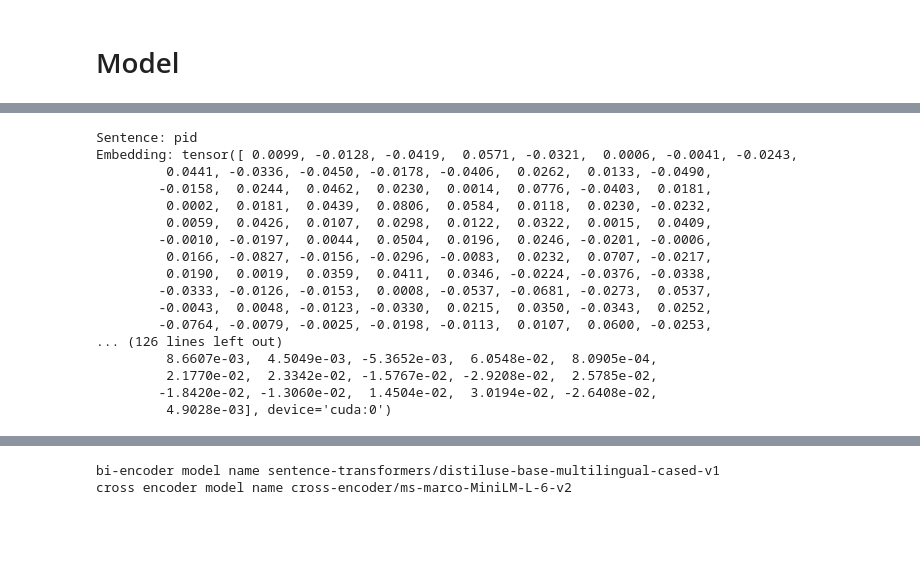
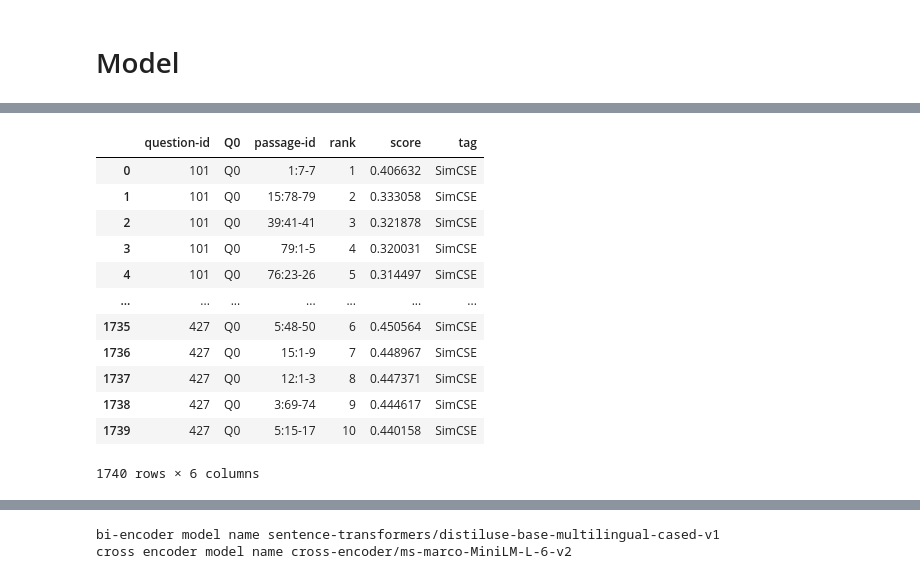
Before and after one commit to ghazaleh-mahmoodi/Quran-QA_2023_Shared-Task, a Jupyter notebook: Task A/code/BM25_baseline.ipynb, the cells around one changed output, grey strips where cells are left out. Cells and saved outputs as stored; diff of their text form; code cells hidden in the pictures; blank space fills up the shorter version.

Commit message:
add naive semantic search using fine-tuned bi-encoder

```diff
--- a/Task A/code/BM25_baseline.ipynb
+++ b/Task A/code/BM25_baseline.ipynb
@@ -282,3 +310,27 @@ logging.basicConfig(format='%(asctime)s - %(message)s',
                     level=logging.INFO,
                     handlers=[LoggingHandler()])
 #### /print debug information to stdout
+# %%
+def save_query_passage_retrieval(result, tag, run_save=False):
+    if tag == "BM25":
+        result["Q0"] = ["Q0"] * len(result)
+        result["tag"] = [tag] * len(result)
+        result['question-id'] = result["qid"]
+        result['passage-id'] = result["docno"]
+        result = result[["question-id", "Q0", "passage-id", "rank", "score", "tag"]]
+    elif tag == "SimCSE":
+        np_result = np.array(result).flatten()
+        result = pd.DataFrame()
+
+        result["question-id"] = df_query_train["qid"].tolist() * top_k
+        result = result.sort_values(by=['question-id']).reset_index(drop=True)
+        result["Q0"] = ["Q0"] * len(np_result)
+        result["passage-id"] = [df_passage.iloc[x['corpus_id']]['pid'] for x in np_result]
+        result["rank"] = list(range(1, top_k+1)) * len(df_query_train)
+        result["score"] = [x['score'] for x in np_result]
+        result["tag"] = [tag] * len(np_result)
+
+    if run_save:
+        run_save_path = os.path.join(data_path, f"runs/{tag}.tsv")
+        result.to_csv(run_save_path, sep="\t", index=False, header=False)
+    return result
@@ -347,6 +401,6 @@ bi_encoder.fit(train_objectives=[(train_dataloader, train_loss)],
           epochs=num_epochs,
           evaluation_steps=100,
           warmup_steps=warmup_steps,
-          output_path=model_save_path
+          # output_path=model_save_path
           )
 # %% [output]
@@ -355,26 +408,14 @@ bi_encoder.fit(train_objectives=[(train_dataloader, train_loss)],
 # %%
 passage_embeddings = bi_encoder.encode(df_passage[PASSAGE].tolist(), convert_to_tensor=True, show_progress_bar=True)
-query_embeddings = bi_encoder.encode(df_query_train[QUERY].tolist(), convert_to_tensor=True, show_progress_bar=True)
+
+query_train_embeddings = bi_encoder.encode(df_query_train[QUERY].tolist(), convert_to_tensor=True, show_progress_bar=True)
+query_dev_embeddings = bi_encoder.encode(df_query_dev[QUERY].tolist(), convert_to_tensor=True, show_progress_bar=True)
 # %%
-for sentence, embedding in zip(df_passage, passage_embeddings):
-    print("Sentence:", sentence)
-    print("Embedding:", embedding)
-    print("")
+df_passage['embedding'] = passage_embeddings.cpu().numpy().tolist()
+df_query_train['embedding'] = query_train_embeddings.cpu().numpy().tolist()
+df_query_dev['embedding'] = query_dev_embeddings.cpu().numpy().tolist()
+
+# for sentence, embedding in zip(df_passage, passage_embeddings):
+#     print("Sentence:", sentence)
+#     print("Embedding:", embedding)
+#     print("")
-# %% [output]
-Sentence: pid
-Embedding: tensor([ 0.0099, -0.0128, -0.0419,  0.0571, -0.0321,  0.0006, -0.0041, -0.0243,
-         0.0441, -0.0336, -0.0450, -0.0178, -0.0406,  0.0262,  0.0133, -0.0490,
-        -0.0158,  0.0244,  0.0462,  0.0230,  0.0014,  0.0776, -0.0403,  0.0181,
-         0.0002,  0.0181,  0.0439,  0.0806,  0.0584,  0.0118,  0.0230, -0.0232,
-         0.0059,  0.0426,  0.0107,  0.0298,  0.0122,  0.0322,  0.0015,  0.0409,
-        -0.0010, -0.0197,  0.0044,  0.0504,  0.0196,  0.0246, -0.0201, -0.0006,
-         0.0166, -0.0827, -0.0156, -0.0296, -0.0083,  0.0232,  0.0707, -0.0217,
-         0.0190,  0.0019,  0.0359,  0.0411,  0.0346, -0.0224, -0.0376, -0.0338,
-        -0.0333, -0.0126, -0.0153,  0.0008, -0.0537, -0.0681, -0.0273,  0.0537,
-        -0.0043,  0.0048, -0.0123, -0.0330,  0.0215,  0.0350, -0.0343,  0.0252,
-        -0.0764, -0.0079, -0.0025, -0.0198, -0.0113,  0.0107,  0.0600, -0.0253,
-... (126 lines left out)
-         8.6607e-03,  4.5049e-03, -5.3652e-03,  6.0548e-02,  8.0905e-04,
-         2.1770e-02,  2.3342e-02, -1.5767e-02, -2.9208e-02,  2.5785e-02,
-        -1.8420e-02, -1.3060e-02,  1.4504e-02,  3.0194e-02, -2.6408e-02,
-         4.9028e-03], device='cuda:0')
@@ -380,0 +434,20 @@ Embedding: tensor([ 0.0099, -0.0128, -0.0419,  0.0571, -0.0321,  0.0006, -0.0041
+# %%
+tag = "SimCSE"
+
+hits = util.semantic_search(query_train_embeddings, passage_embeddings, top_k=top_k)
+df_run = save_query_passage_retrieval(hits, tag, run_save=True)
+df_run
+# %% [output]
+|  | question-id | Q0 | passage-id | rank | score | tag |
+| 0 | 101 | Q0 | 1:7-7 | 1 | 0.406632 | SimCSE |
+| 1 | 101 | Q0 | 15:78-79 | 2 | 0.333058 | SimCSE |
+| 2 | 101 | Q0 | 39:41-41 | 3 | 0.321878 | SimCSE |
+| 3 | 101 | Q0 | 79:1-5 | 4 | 0.320031 | SimCSE |
+| 4 | 101 | Q0 | 76:23-26 | 5 | 0.314497 | SimCSE |
+| ... | ... | ... | ... | ... | ... | ... |
+| 1735 | 427 | Q0 | 5:48-50 | 6 | 0.450564 | SimCSE |
+| 1736 | 427 | Q0 | 15:1-9 | 7 | 0.448967 | SimCSE |
+| 1737 | 427 | Q0 | 12:1-3 | 8 | 0.447371 | SimCSE |
+| 1738 | 427 | Q0 | 3:69-74 | 9 | 0.444617 | SimCSE |
+| 1739 | 427 | Q0 | 5:15-17 | 10 | 0.440158 | SimCSE |
+1740 rows × 6 columns
```
Also changed, not shown: parts of 29 cells of this notebook, 2 other files.
